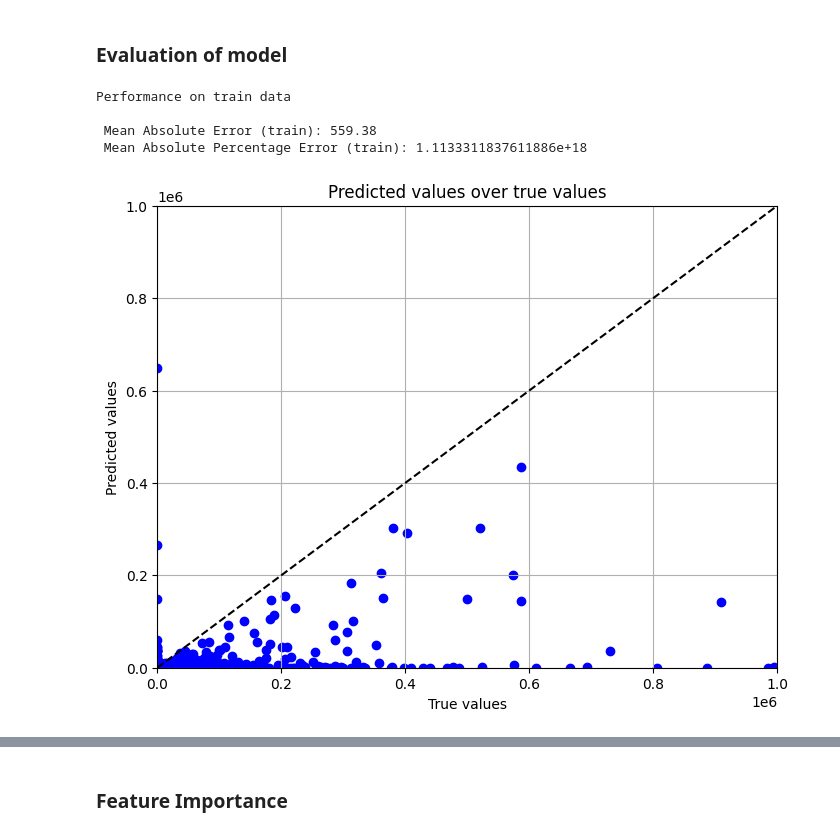
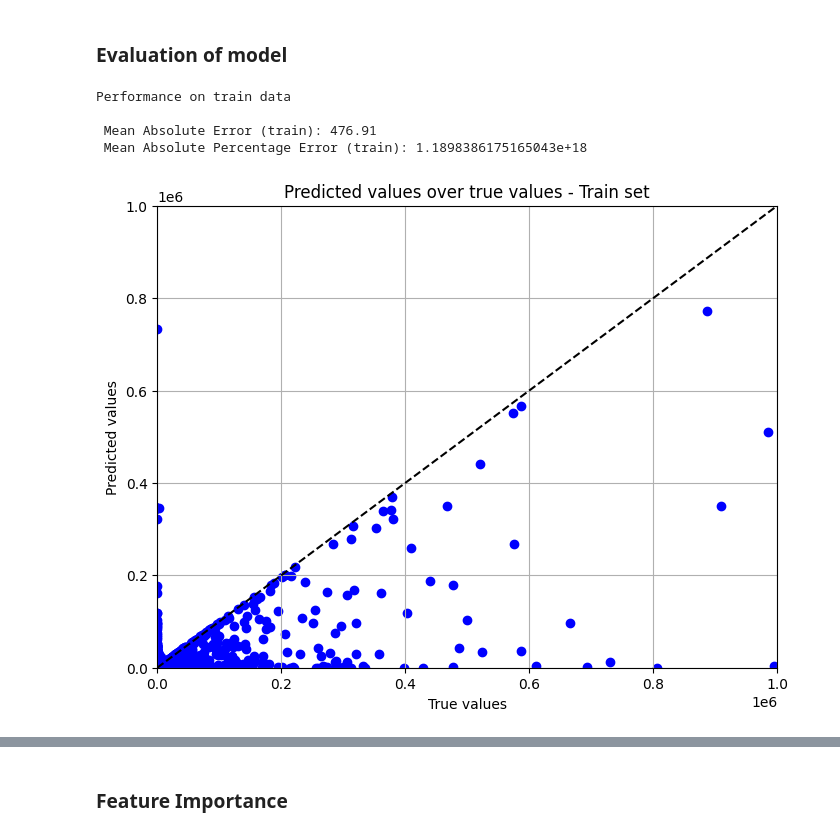
Before and after one commit to lexej/car-insurance, a Jupyter notebook: car-insurance.ipynb, the cells around one changed output, grey strips where cells are left out. Saved outputs shown, nothing was run; the diff lists cells and outputs as text; code cells hidden in the pictures.

```diff
--- a/car-insurance.ipynb
+++ b/car-insurance.ipynb
@@ -239,7 +239,7 @@ def get_feature_transformer(X_train):
             (
                 "onehot_categorical",
                 OneHotEncoder(),
-                ["VehBrand", "VehPower", "VehGas", "Region", "Area"],
+                ["VehBrand", "VehGas", "Region", "Area"],
             ),
             ("passthrough_numeric", "passthrough", ["BonusMalus"]),
             ("log_scaled_numeric", log_scale_transformer, ["Density"]),
@@ -355,36 +323,36 @@ Hyperparameters:  {'objective': 'reg:tweedie', 'tweedie_variance_power': 1.05, '
 # %%
 #   Performance on train data
 
 train_preds = model.predict(X_train)
 train_trues = Y_train["ClaimAmount_Per_Year"]
 
 mae_train = mean_absolute_error(train_trues, train_preds)
 mape_train = mean_absolute_percentage_error(train_trues, train_preds)
 
 print("Performance on train data \n")
 print(" Mean Absolute Error (train):", round(mae_train, 2))
 print(" Mean Absolute Percentage Error (train):", round(mape_train, 4))
 
 
 plt.figure(figsize=(8, 6))
 plt.scatter(train_trues, train_preds, color='blue')
 plt.plot([train_trues.min(), train_trues.max()],
          [train_trues.min(), train_trues.max()],
          color='black',
          linestyle='--')
-plt.title('Predicted values over true values')
+plt.title('Predicted values over true values - Train set')
 plt.xlabel('True values')
 plt.ylabel('Predicted values')
 plt.xlim(0, 1e6)
 plt.ylim(0, 1e6)
 plt.grid(True)
 plt.show()
 # %% [output]
 Performance on train data
 
- Mean Absolute Error (train): 559.38
- Mean Absolute Percentage Error (train): 1.1133311837611886e+18
+ Mean Absolute Error (train): 476.91
+ Mean Absolute Percentage Error (train): 1.1898386175165043e+18
-[figure, old version]
+[figure, new version]
 # %%
 #   Performance test data
 
```
Also changed, not shown: parts of 3 cells of this notebook.
